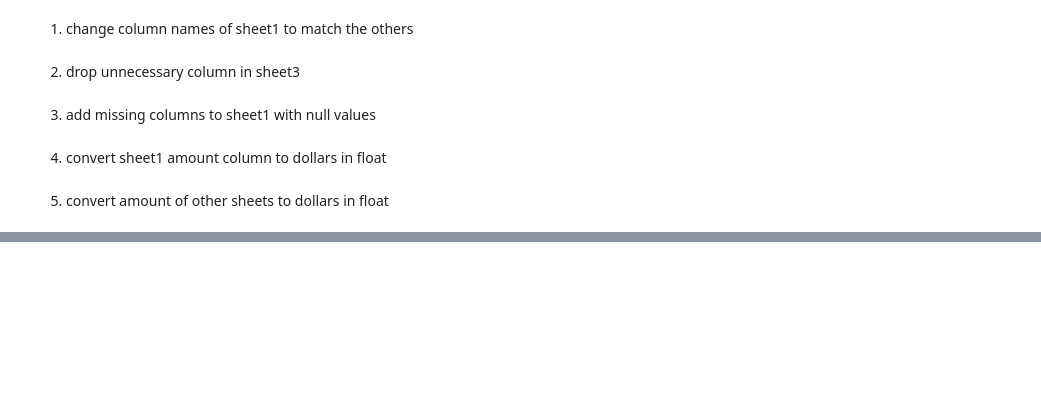
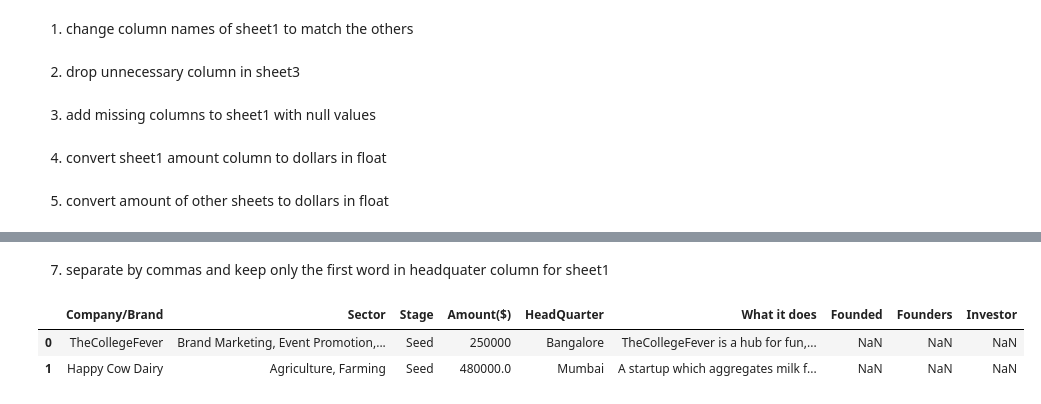
Before and after one commit to ikoghoemmanuell/Exploratory-Data-Analysis-on-Indian-Startup-Funding, a Jupyter notebook: DAP LP1 (TEAM NICE) (1).ipynb, the cells around one changed output, grey strips where cells are left out. Saved outputs shown, nothing was run; the diff lists cells and outputs as text; code cells hidden in the pictures; blank space fills up the shorter version.

```diff
--- a/DAP LP1 (TEAM NICE) (1).ipynb
+++ b/DAP LP1 (TEAM NICE) (1).ipynb
@@ -265,3 +265,14 @@ sheet2.head()
 | 2 | Eduisfun | NaN | Mumbai | Edtech | It aims to make learning fun via ... | Jatin Solanki | Deepak Parekh, Amitabh Bachchan, ... | 28000000 | Fresh funding |
 | 3 | HomeLane | 2014.0 | Chennai | Interior design | Provides interior designing solut... | Srikanth Iyer, Rama Harinath | Evolvence India Fund (EIF), Pidil... | 30000000 | Series D |
 | 4 | Nu Genes | 2004.0 | Telangana | AgriTech | It is a seed company engaged in p... | Narayana Reddy Punyala | Innovation in Food and Agricultur... | 6000000 | NaN |
+# %% [markdown]
+7. separate by commas and keep only the first word in headquater column for sheet1
+# %%
+sheet1[['HeadQuarter','s','f']] = sheet1['HeadQuarter'].str.split(', ',expand=True)
+sheet1.drop(columns=['s','f'], axis=1, inplace = True)
+# %%
+sheet1.head(2)
+# %% [output]
+|  | Company/Brand | Sector | Stage | Amount($) | HeadQuarter | What it does | Founded | Founders | Investor |
+| 0 | TheCollegeFever | Brand Marketing, Event Promotion,... | Seed | 250000 | Bangalore | TheCollegeFever is a hub for fun,... | NaN | NaN | NaN |
+| 1 | Happy Cow Dairy | Agriculture, Farming | Seed | 480000.0 | Mumbai | A startup which aggregates milk f... | NaN | NaN | NaN |
```
Also changed, not shown: parts of 5 cells of this notebook.
